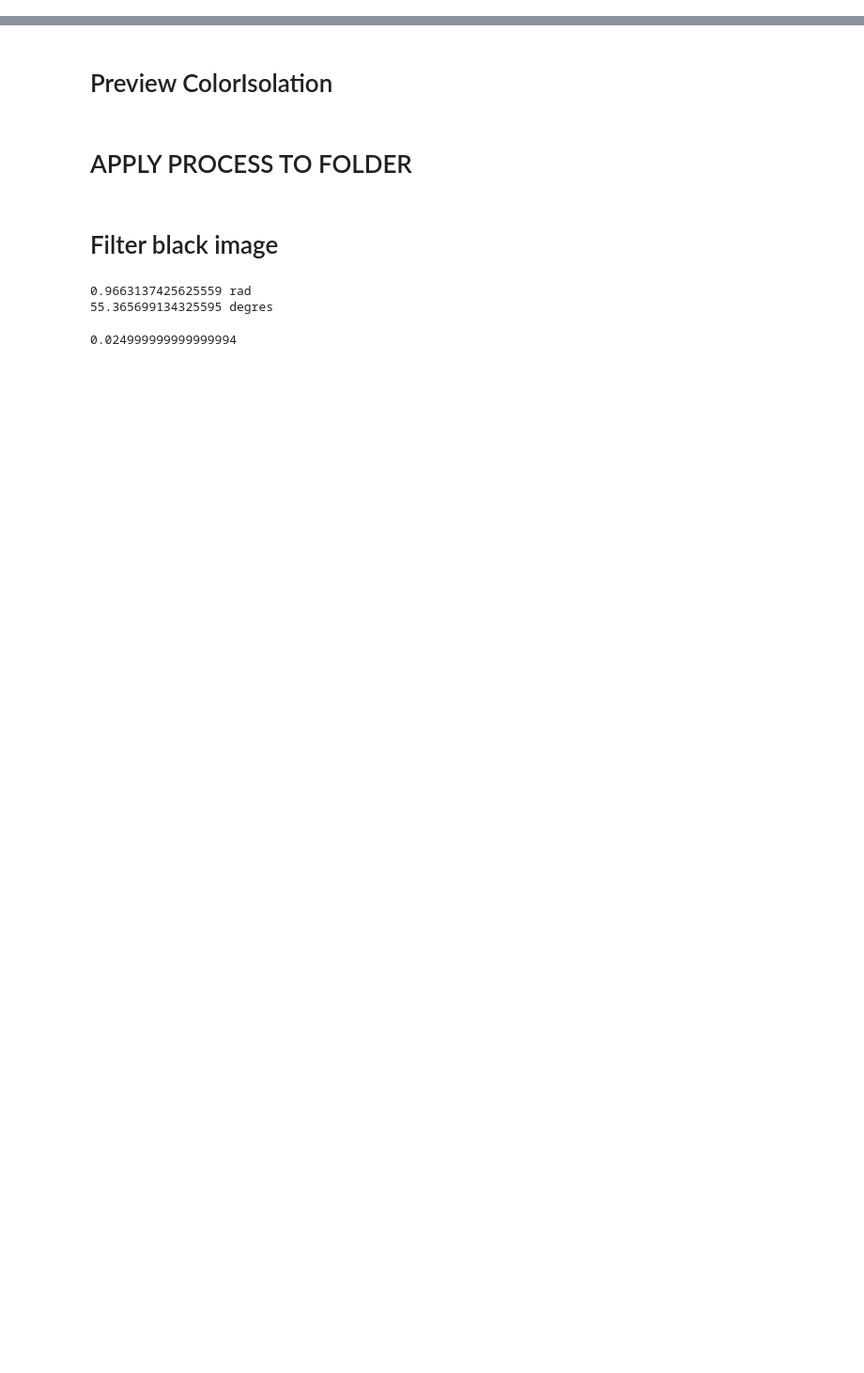
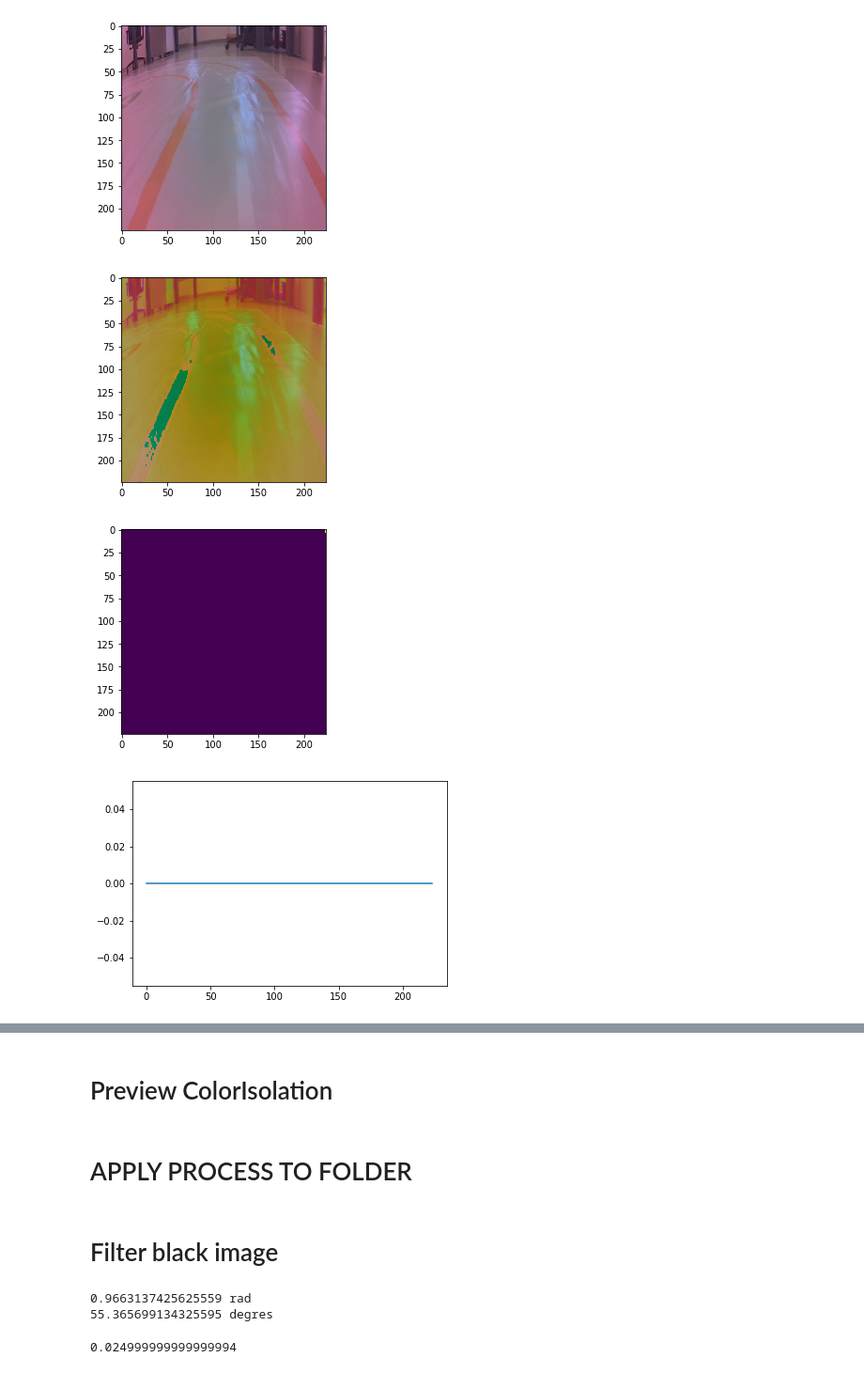
Before and after one commit to looic13/JetRacer_project_Lubeck, a Jupyter notebook: Color_isolation.ipynb, the cells around one changed output, grey strips where cells are left out. Shown at 94% size. Saved outputs shown, nothing was run; the diff lists cells and outputs as text; code cells hidden in the pictures; blank space fills up the shorter version.

```diff
--- a/Color_isolation.ipynb
+++ b/Color_isolation.ipynb
@@ -138,35 +148,39 @@ plt.show()
 # %%
-img = cv2.imread('road_following_r_line/apex/105_65_f6a1c3e2-87d8-11eb-9cc4-a0a4c55ef385.jpg',1)
-print(img.shape)
+img = cv2.imread('road_following_testautomatic/apex/58_126_1c7a3c98-c90b-11eb-ba6b-a0a4c55ef385.jpg',1)
 img=cv2.cvtColor(img, cv2.COLOR_BGR2RGB)
 plt.imshow(img)
 plt.show()
 hsv = cv2.cvtColor(img, cv2.COLOR_RGB2HSV)
 plt.imshow(hsv)
 plt.show()
 
 #orange
 #lower = np.array([0, 50,100])
 #upper = np.array([60,255, 255])
 
 #red
 lower = np.array([160, 100,0])
 upper = np.array([180, 255, 255])
 
 mask = cv2.inRange(hsv, lower, upper)
 plt.imshow(mask)
 plt.show()
 
 
 ###############################
 histg = np.sum(mask[mask.shape[0]//2:,:],axis=0)
 plt.plot(histg)
 plt.show()
 xmax_startline=np.argmax(histg)
 windows=np.sum(mask[xmax_startline-30:xmax_startline+30,:],axis=0)
 plt.plot(windows)
 plt.show()
 ###############################
 mask[0:90,0:224]=0
 plt.imshow(mask)
 plt.show()
+# %% [output]
+[figure, added]
+[figure, added]
+[figure, added]
+[figure, added]
```
Also changed, not shown: parts of 5 cells of this notebook, 7 other files.
